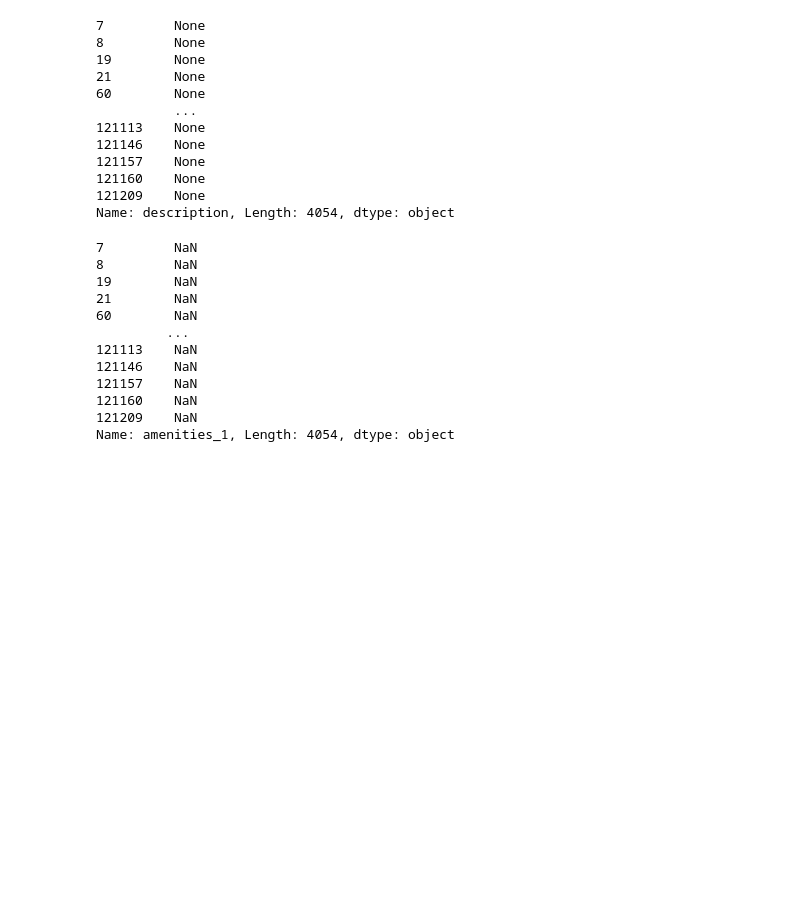
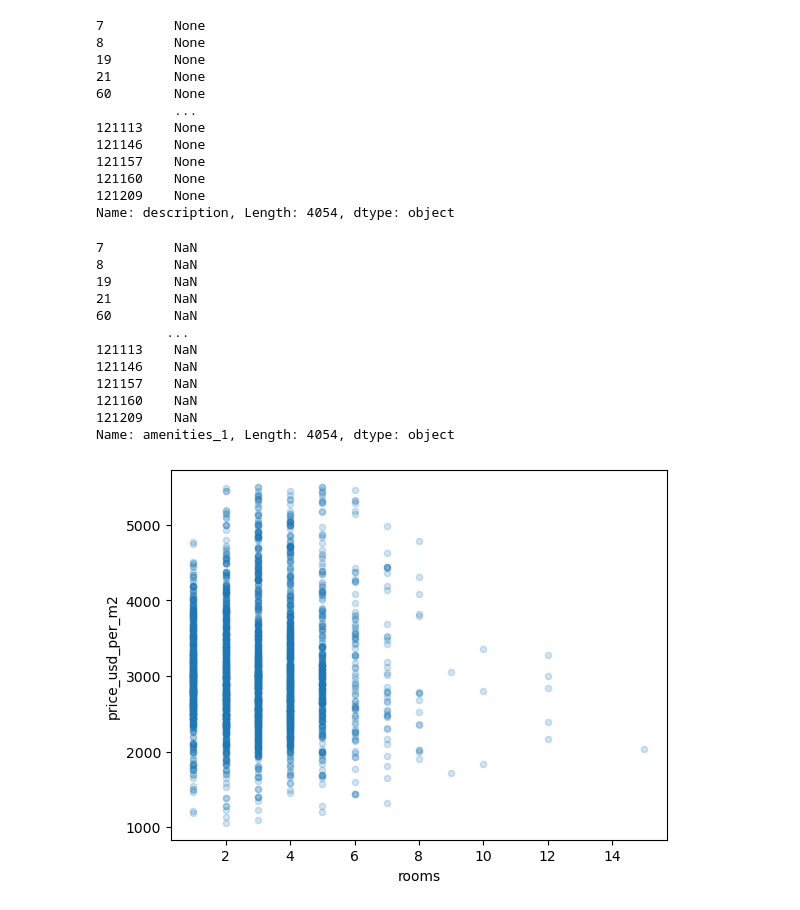
Before and after one commit to matfarinelli/DH-DS-Desafio-II, a Jupyter notebook: desafio_tp2.ipynb, the cells around one changed output. Saved outputs shown, nothing was run; the diff lists cells and outputs as text; code cells hidden in the pictures; blank space fills up the shorter version.

```diff
--- a/desafio_tp2.ipynb
+++ b/desafio_tp2.ipynb
@@ -216,3 +265,8 @@ data_apparment['amenities_1']
 121160    NaN
 121209    NaN
 Name: amenities_1, Length: 4054, dtype: object
+# %%
+# Realizar un scatterplot con 'temp' sobre el 'eje x' y 'total' sobre el 'eje y'
+data_apparment.plot(kind='scatter', x='rooms', y='price_usd_per_m2', alpha=0.2); #alpha le da los distintos tonos al gráfico para ver dónde hay mayor acumulación de puntos
+# %% [output]
+[figure, added]
```
Also changed, not shown: parts of 17 cells of this notebook.
